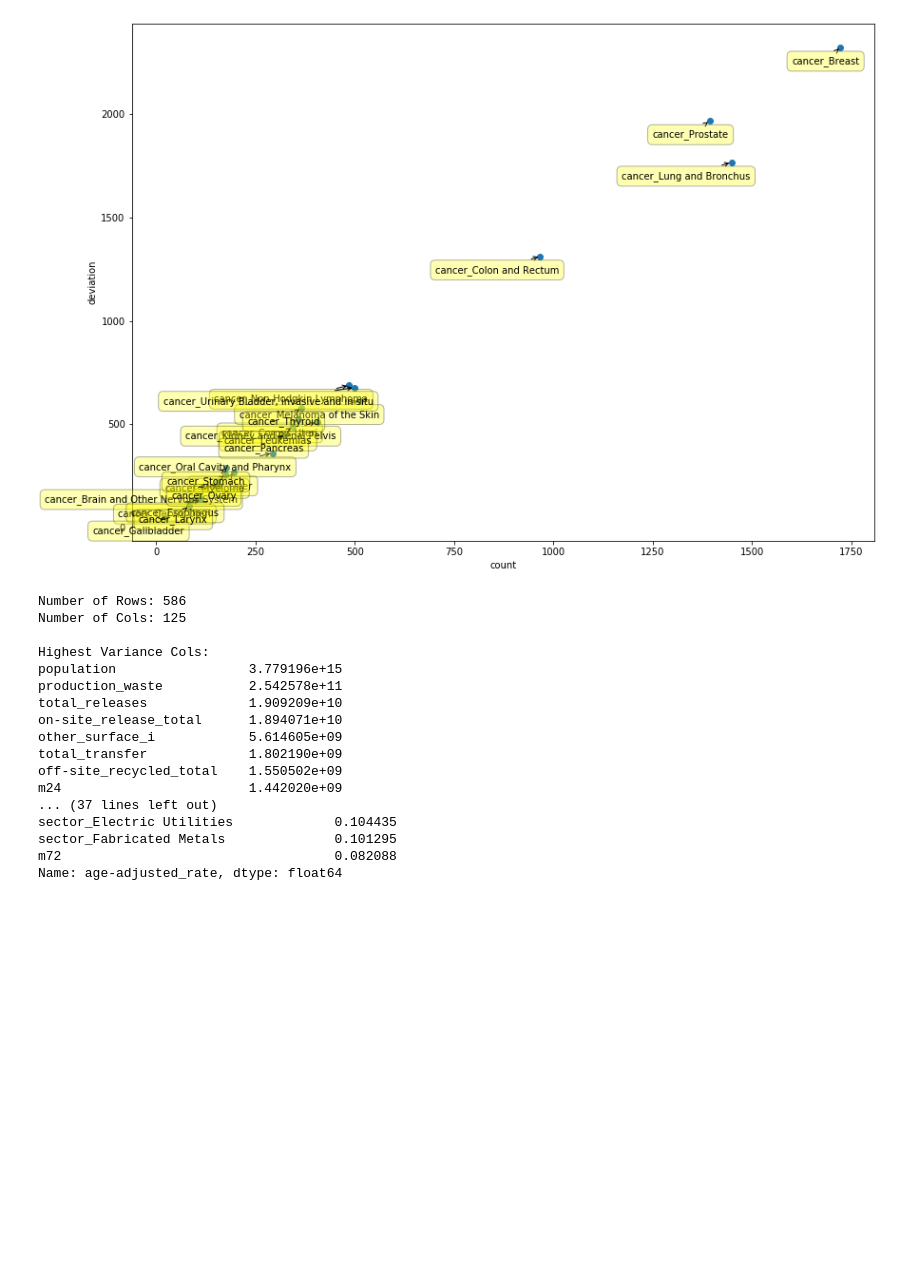
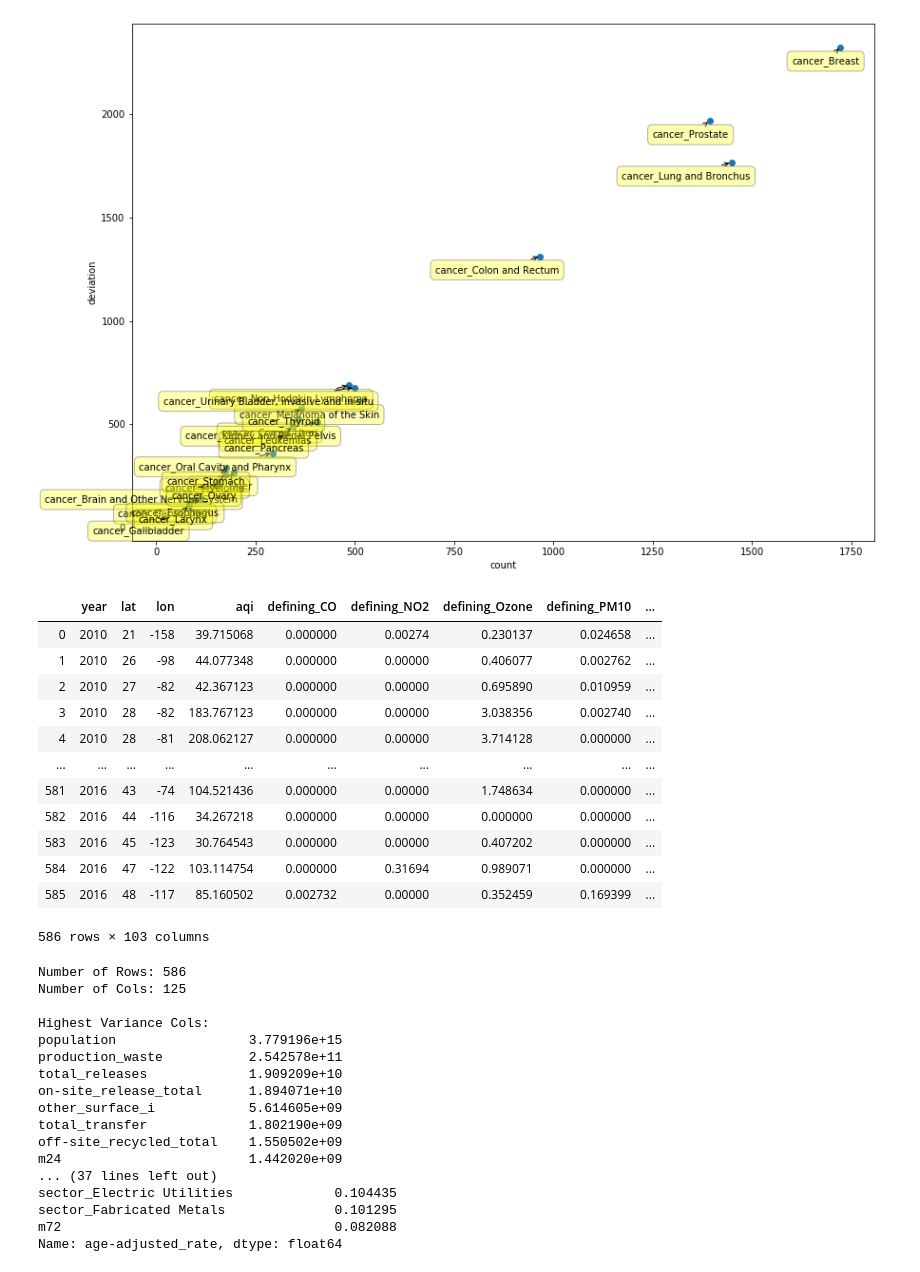
Before and after one commit to adharangaonkar/Health-Consequences-of-Increasing-AQI-and-Industrial-Waste, a Jupyter notebook: Health Consequences of Increasing AQI and Industrial Waste.ipynb, the cells around one changed output. Saved outputs shown, nothing was run; the diff lists cells and outputs as text; code cells hidden in the pictures; blank space fills up the shorter version.

```diff
--- a/Health Consequences of Increasing AQI and Industrial Waste.ipynb
+++ b/Health Consequences of Increasing AQI and Industrial Waste.ipynb
@@ -123,6 +148,23 @@ for label, x, y in zip(df_cancer.columns, df_cancer.mean(), df_cancer.std()):
         arrowprops = dict(arrowstyle = '->', connectionstyle = 'arc3,rad=0'))
 # %% [output]
 [figure]
+# %%
+df_not_cancer = df[[c for c in df.columns if 'cancer' not in c]]
+df_not_cancer
+# %% [output]
+|  | year | lat | lon | aqi | defining_CO | defining_NO2 | defining_Ozone | defining_PM10 | ... |
+| 0 | 2010 | 21 | -158 | 39.715068 | 0.000000 | 0.00274 | 0.230137 | 0.024658 | ... |
+| 1 | 2010 | 26 | -98 | 44.077348 | 0.000000 | 0.00000 | 0.406077 | 0.002762 | ... |
+| 2 | 2010 | 27 | -82 | 42.367123 | 0.000000 | 0.00000 | 0.695890 | 0.010959 | ... |
+| 3 | 2010 | 28 | -82 | 183.767123 | 0.000000 | 0.00000 | 3.038356 | 0.002740 | ... |
+| 4 | 2010 | 28 | -81 | 208.062127 | 0.000000 | 0.00000 | 3.714128 | 0.000000 | ... |
+| ... | ... | ... | ... | ... | ... | ... | ... | ... | ... |
+| 581 | 2016 | 43 | -74 | 104.521436 | 0.000000 | 0.00000 | 1.748634 | 0.000000 | ... |
+| 582 | 2016 | 44 | -116 | 34.267218 | 0.000000 | 0.00000 | 0.000000 | 0.000000 | ... |
+| 583 | 2016 | 45 | -123 | 30.764543 | 0.000000 | 0.00000 | 0.407202 | 0.000000 | ... |
+| 584 | 2016 | 47 | -122 | 103.114754 | 0.000000 | 0.31694 | 0.989071 | 0.000000 | ... |
+| 585 | 2016 | 48 | -117 | 85.160502 | 0.002732 | 0.00000 | 0.352459 | 0.169399 | ... |
+586 rows × 103 columns
 # %%
 print("Number of Rows:", len(df))
 print("Number of Cols:", len(df.columns), '\n')
```
Also changed, not shown: parts of 66 cells of this notebook.
